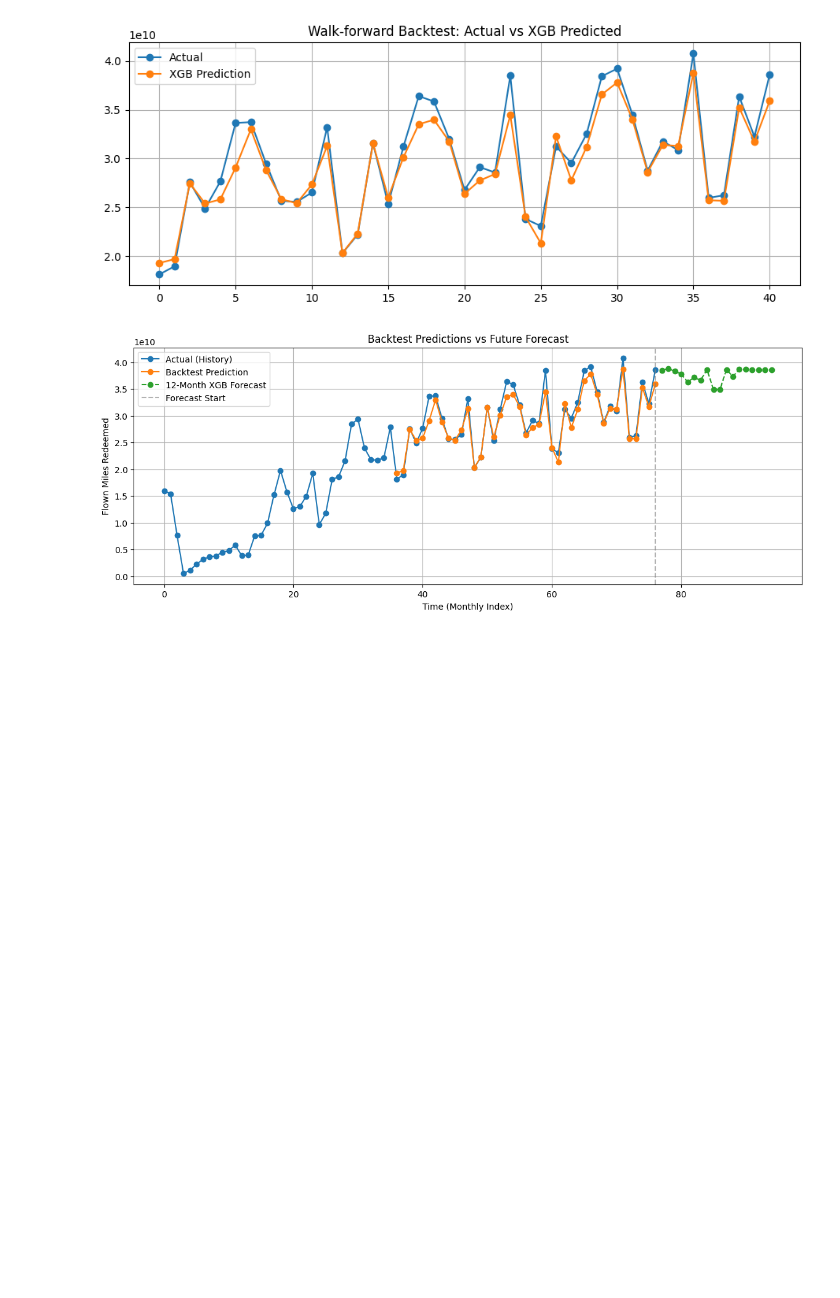
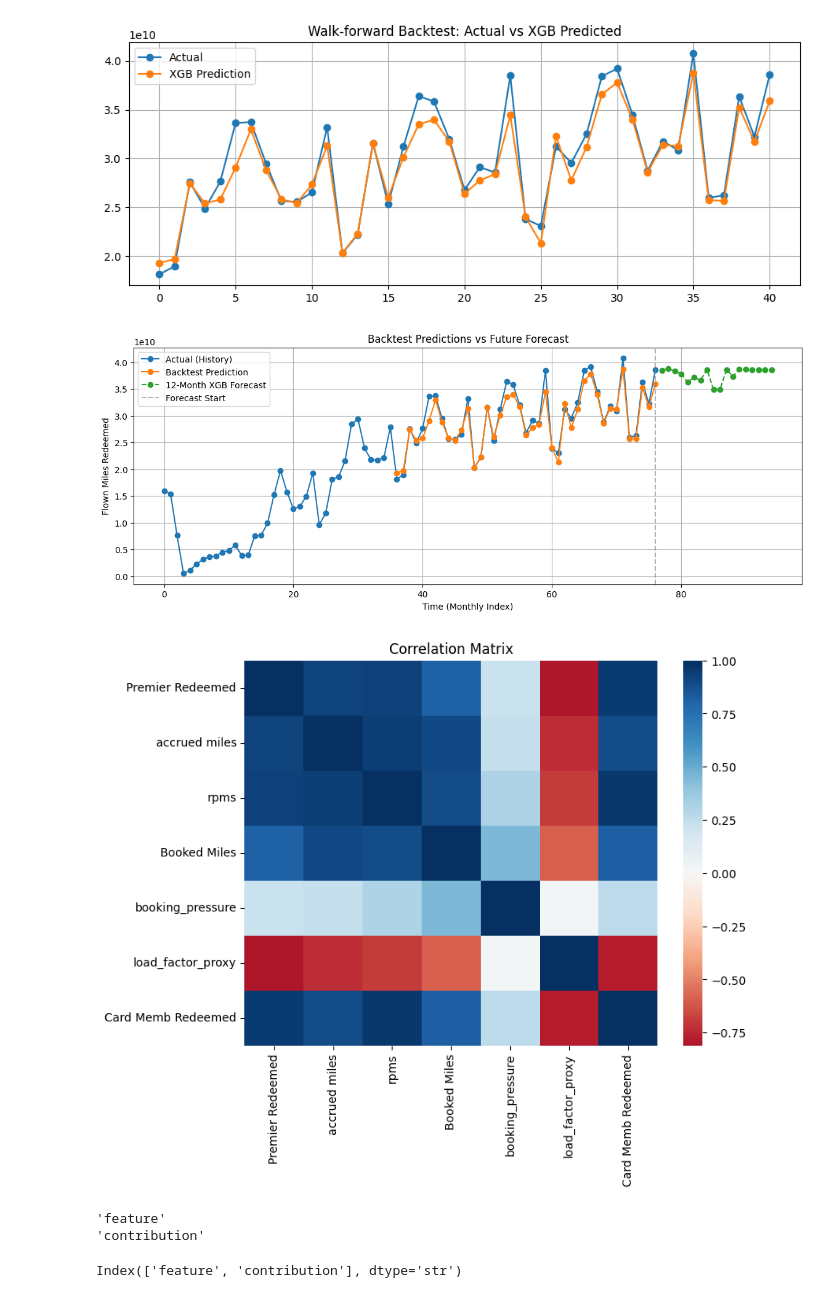
Before and after one commit to kkhushi03/Miles_Forecasting, a Jupyter notebook: Miles_Forecast_XGB/03_Miles_Forecasting.ipynb, the cells around one changed output. Cells and saved outputs as stored; diff of their text form; code cells hidden in the pictures; blank space fills up the shorter version.

```diff
--- a/Miles_Forecast_XGB/03_Miles_Forecasting.ipynb
+++ b/Miles_Forecast_XGB/03_Miles_Forecasting.ipynb
@@ -292,3 +292,47 @@ plt.grid(True)
 plt.show()
 # %% [output]
 [figure]
+# %%
+selected_cols = [
+    "Premier Redeemed",
+    "accrued miles",
+    "rpms",
+    "Booked Miles",
+    # 'gross passenger revenue',
+    # "flown miles lag_3",
+    # "flown miles lag_12",
+    # "booked_miles_lag_1",
+    # "booked_miles_lag_3",
+    # "booked_miles_lag_6",
+    # "flown miles rolling mean 3",
+    # "month_sin",
+    # "month_cos",
+    # "accrued:redeemed",
+    "booking_pressure",
+    "load_factor_proxy",
+    "Card Memb Redeemed"
+]
+
+plt.figure(figsize=(8, 6))
+sns.heatmap(
+    df_model[selected_cols].corr(),
+    # annot=True,          # Optional: display correlation values
+    cmap='RdBu',
+    center=0,
+    fmt='.2f'
+)
+
+plt.title('Correlation Matrix')
+plt.show()
+# %% [output]
+[figure, added]
+# %%
+for col in df.columns:
+    print(repr(col))
+# %% [output]
+'feature'
+'contribution'
+# %%
+print(df.columns)
+# %% [output]
+Index(['feature', 'contribution'], dtype='str')
```
Also changed, not shown: 1 other file.
